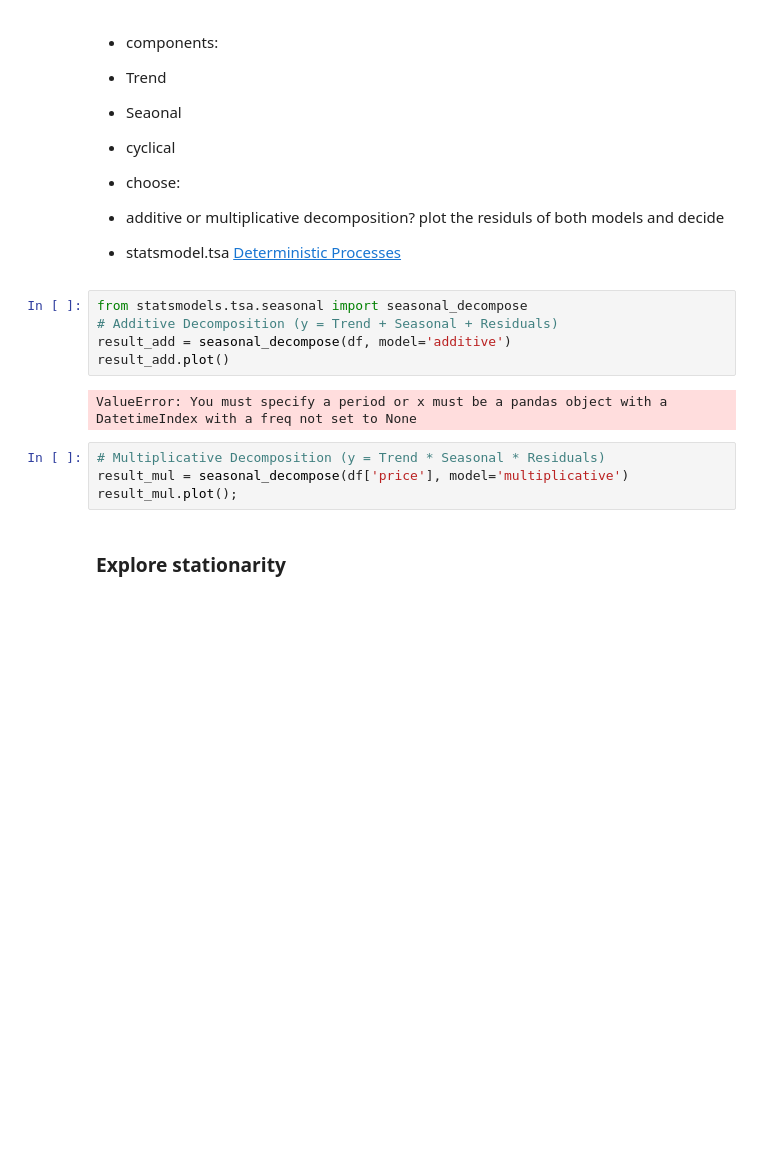
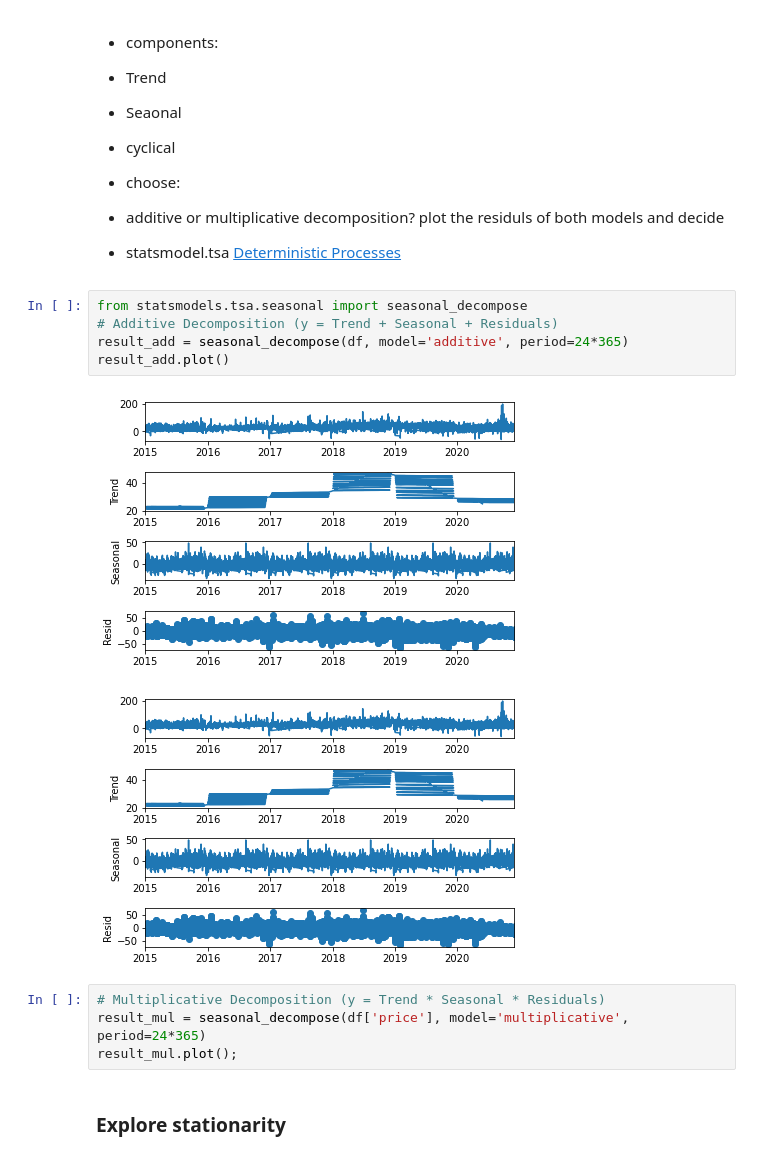
Before and after one commit to Guli-Y/ElectricityPricePredictor, a Jupyter notebook: notebooks/baseline_guli.ipynb, the cells around one changed output. Cells and saved outputs as stored; diff of their text form; blank space fills up the shorter version.

```diff
--- a/notebooks/baseline_guli.ipynb
+++ b/notebooks/baseline_guli.ipynb
@@ -96,13 +96,14 @@ array([-58.8 , -55.77, -53.62, ..., 148.18, 189.25, 200.04])
 # %%
 from statsmodels.tsa.seasonal import seasonal_decompose
 # Additive Decomposition (y = Trend + Seasonal + Residuals)
-result_add = seasonal_decompose(df, model='additive')
+result_add = seasonal_decompose(df, model='additive', period=24*365)
 result_add.plot()
 # %% [output]
-ValueError: You must specify a period or x must be a pandas object with a DatetimeIndex with a freq not set to None
+[figure, added]
+[figure, added]
 # %%
 # Multiplicative Decomposition (y = Trend * Seasonal * Residuals)
-result_mul = seasonal_decompose(df['price'], model='multiplicative')
+result_mul = seasonal_decompose(df['price'], model='multiplicative', period=24*365)
 result_mul.plot();
 # %% [markdown]
 ### Explore stationarity
```
Also changed, not shown: 1 other file.
